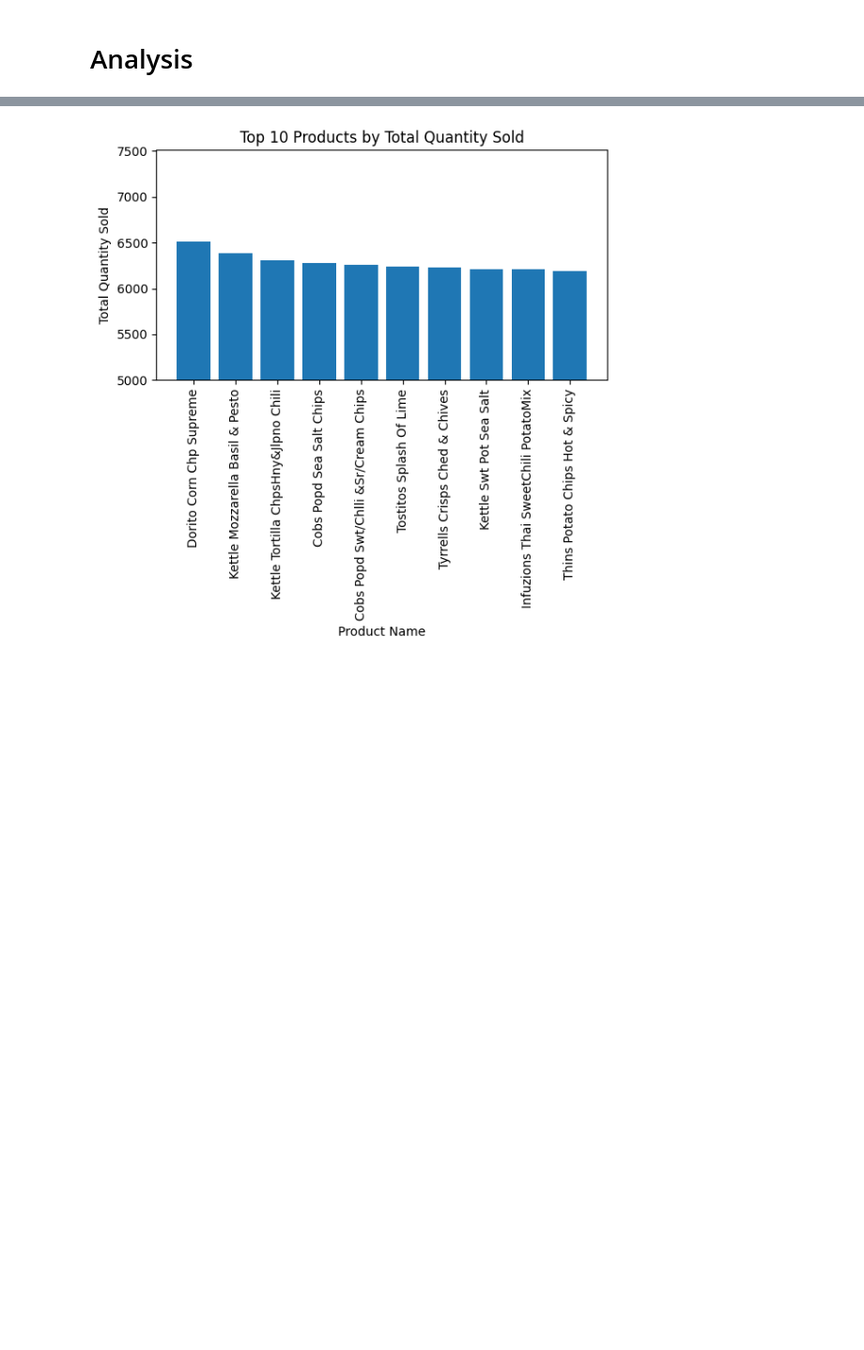
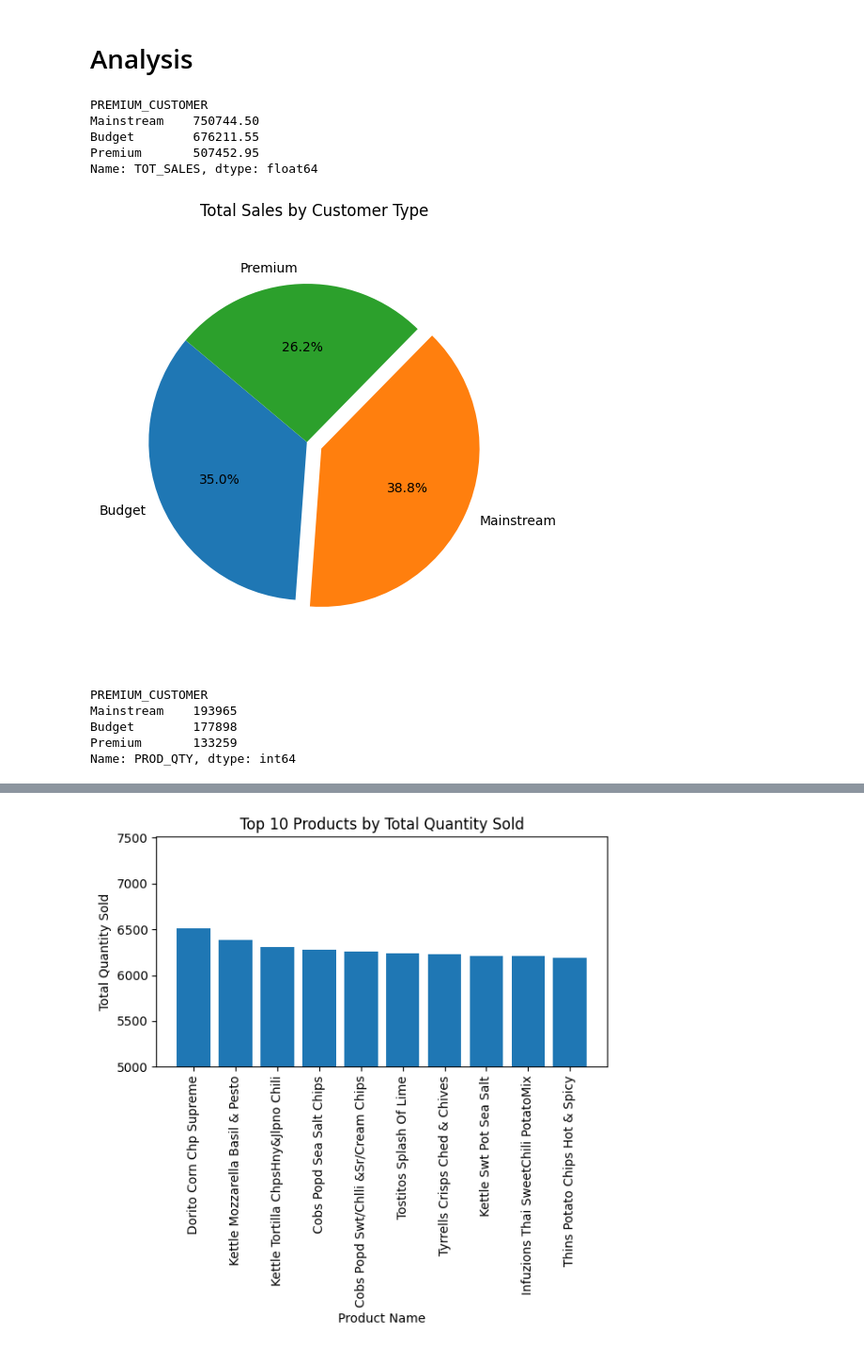
Before and after one commit to pi-mishra/Quantium_DataAnalytics, a Jupyter notebook: Quantium.ipynb, the cells around one changed output, grey strips where cells are left out. Shown: that part at 94% size. Drawn from its saved outputs; the diff is of its cells as text; code cells hidden in the pictures; blank space fills up the shorter version.

```diff
--- a/Quantium.ipynb
+++ b/Quantium.ipynb
@@ -205,3 +207,36 @@ df = pd.merge(purchase, transaction, on='LYLTY_CARD_NBR', how='inner')
 df['PROD_NAME'] = df['PROD_NAME'].str.replace(r'\s+', ' ', regex=True).str.strip()
 # %% [markdown]
 # Analysis
+# %%
+df.groupby("PREMIUM_CUSTOMER")["TOT_SALES"].sum().sort_values(ascending=False)
+# %% [output]
+PREMIUM_CUSTOMER
+Mainstream    750744.50
+Budget        676211.55
+Premium       507452.95
+Name: TOT_SALES, dtype: float64
+# %%
+sales_by_customer = df.groupby("PREMIUM_CUSTOMER")["TOT_SALES"].sum()
+
+# Find the customer type with the maximum sales
+max_sales_customer = sales_by_customer.idxmax()
+explode = [0.1 if customer == max_sales_customer else 0 for customer in sales_by_customer.index]
+
+# Create a pie chart
+plt.figure(figsize=(5, 6))  # Adjust the figure size
+plt.pie(sales_by_customer, labels=sales_by_customer.index, autopct='%1.1f%%', startangle=140, explode=explode)
+plt.title("Total Sales by Customer Type", pad=10)  # Increase the 'pad' to move the title further from the chart
+plt.axis('equal')  # Equal aspect ratio ensures that pie is drawn as a circle.
+
+# Show the pie chart
+plt.show()
+# %% [output]
+[figure, added]
+# %%
+df.groupby("PREMIUM_CUSTOMER")["PROD_QTY"].sum().sort_values(ascending=False)
+# %% [output]
+PREMIUM_CUSTOMER
+Mainstream    193965
+Budget        177898
+Premium       133259
+Name: PROD_QTY, dtype: int64
```
Also changed, not shown: parts of 8 cells of this notebook.
